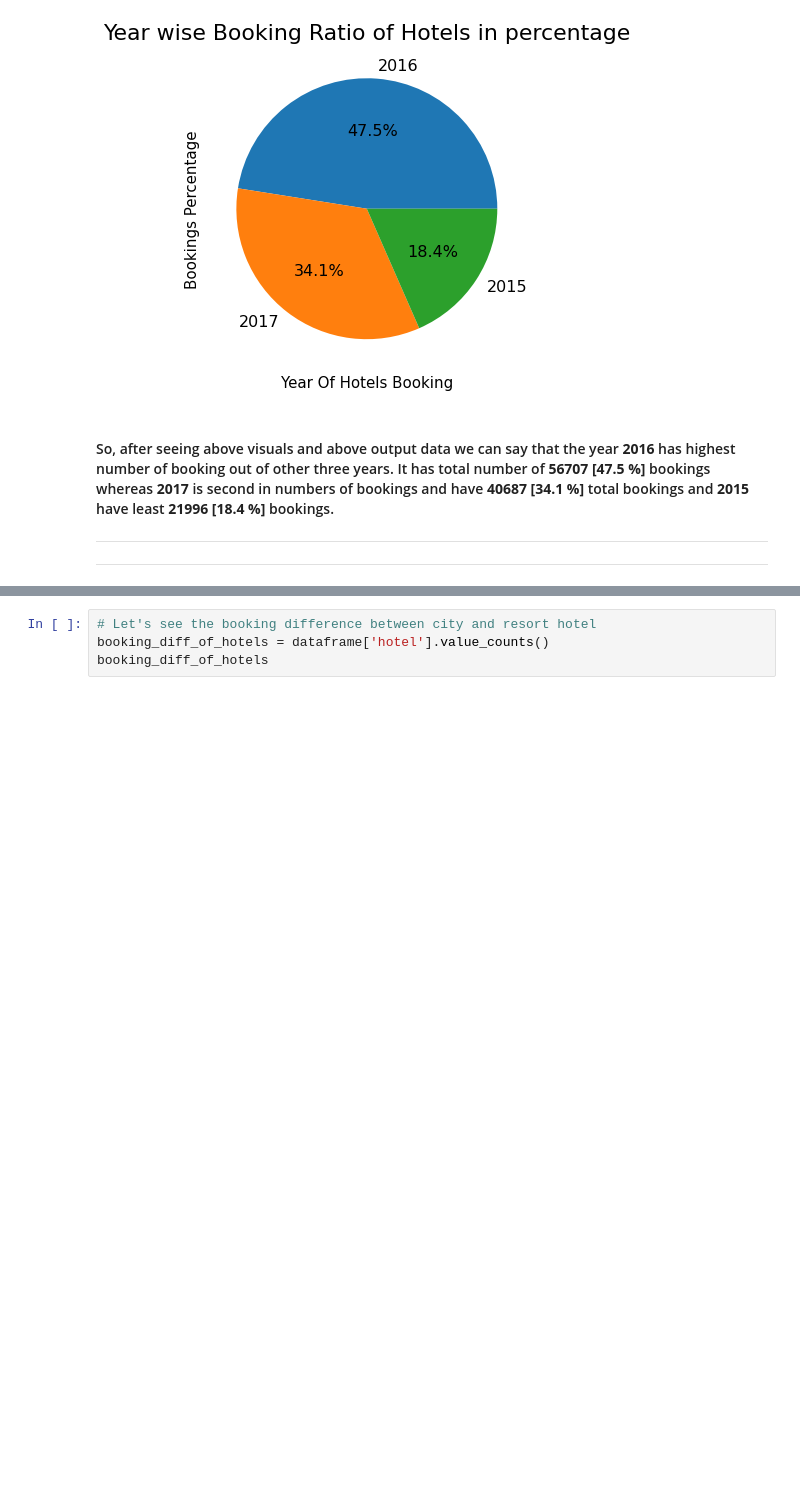
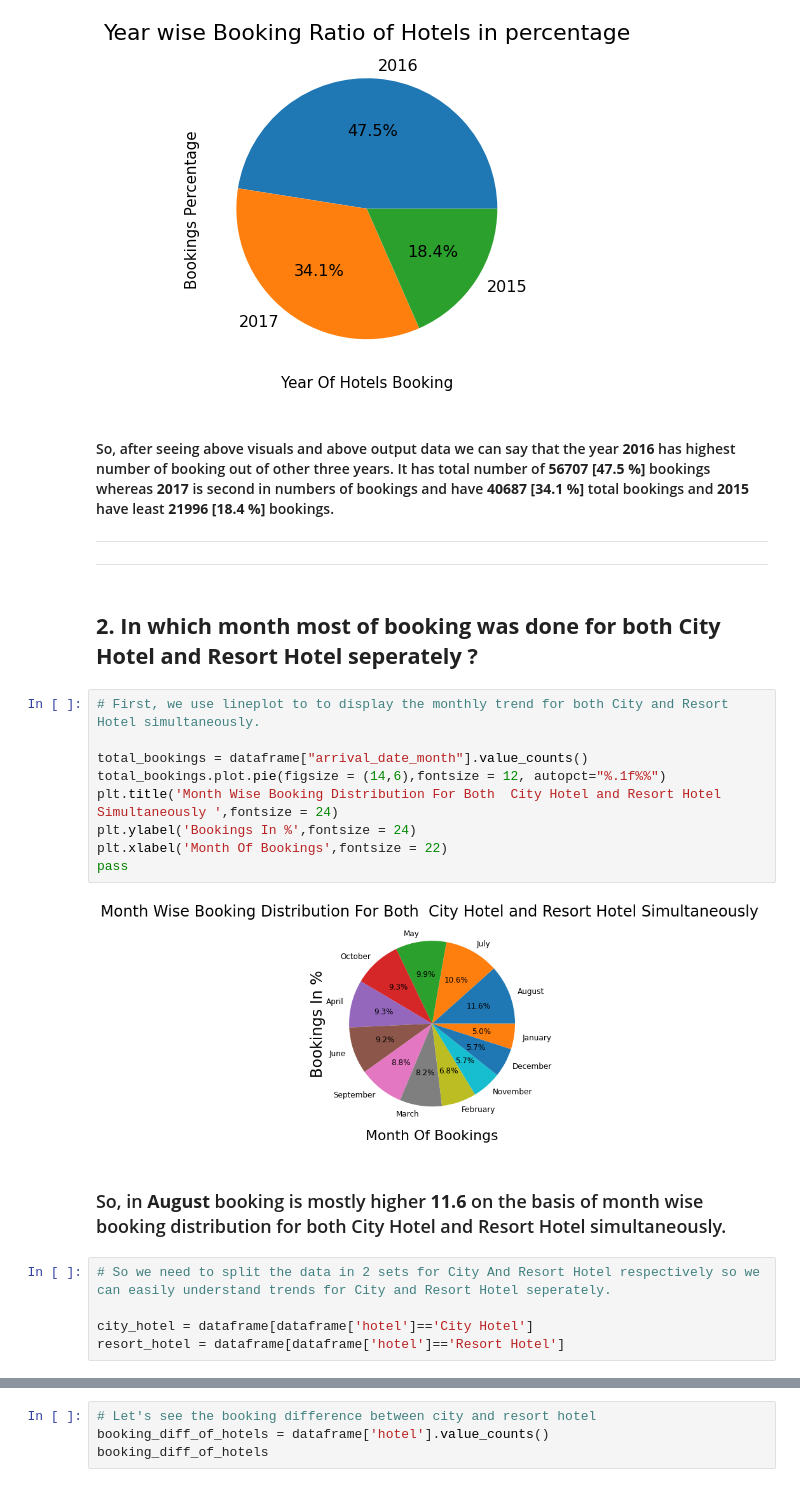
Before and after one commit to dev-PrabhatShukla/Capstone-Project--EDA-On-Hotel-Booking-Analysis, a Jupyter notebook: Hotel_Booking_Analysis_Capstone_Project.ipynb, the cells around one changed output, grey strips where cells are left out. Drawn from its saved outputs; the diff is of its cells as text; blank space fills up the shorter version.

Commit message:
Deep diving the data and answering various question to get gist or insight of the data.

```diff
--- a/Hotel_Booking_Analysis_Capstone_Project.ipynb
+++ b/Hotel_Booking_Analysis_Capstone_Project.ipynb
@@ -377,3 +377,23 @@ pass
 #### So, after seeing above visuals and above output data we can say that the year <b>2016</b> has highest number of booking out of other three years. It has total number of <b>56707 [47.5 %] </b> bookings whereas <b>2017</b> is second in numbers of bookings and have <b>40687 [34.1 %]</b> total bookings and <b>2015</b> have least <b>21996 [18.4 %]</b> bookings.
 ---
 ---
+# %% [markdown]
+## <b>2.  In which month most of booking was done for both City Hotel and Resort Hotel seperately ?
+# %%
+# First, we use lineplot to to display the monthly trend for both City and Resort Hotel simultaneously.
+
+total_bookings = dataframe["arrival_date_month"].value_counts()
+total_bookings.plot.pie(figsize = (14,6),fontsize = 12, autopct="%.1f%%")
+plt.title('Month Wise Booking Distribution For Both  City Hotel and Resort Hotel Simultaneously ',fontsize = 24)
+plt.ylabel('Bookings In %',fontsize = 24)
+plt.xlabel('Month Of Bookings',fontsize = 22)
+pass
+# %% [output]
+[figure, added]
+# %% [markdown]
+### So, in <b> August</b> booking is mostly higher <b> 11.6 </b> on the basis of month wise booking distribution for both  City Hotel and Resort Hotel simultaneously.
+# %%
+# So we need to split the data in 2 sets for City And Resort Hotel respectively so we can easily understand trends for City and Resort Hotel seperately.
+
+city_hotel = dataframe[dataframe['hotel']=='City Hotel']
+resort_hotel = dataframe[dataframe['hotel']=='Resort Hotel']
```
Also changed, not shown: parts of 21 cells of this notebook.
